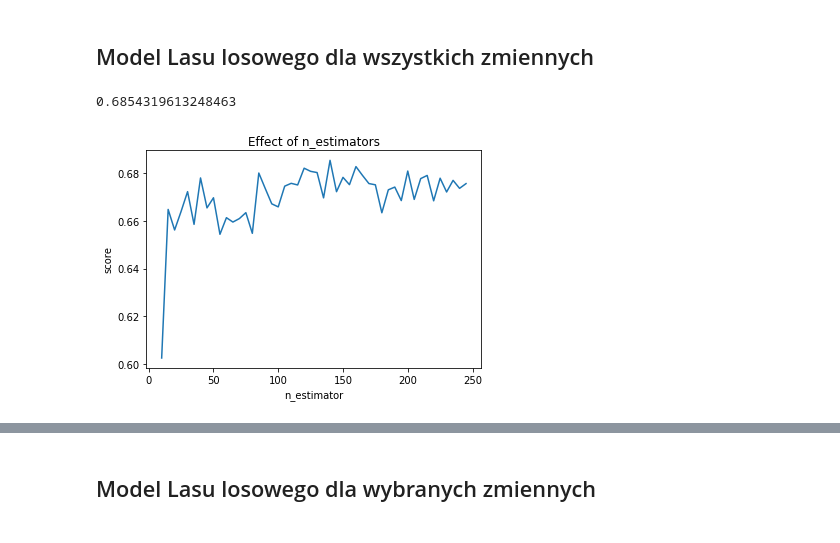
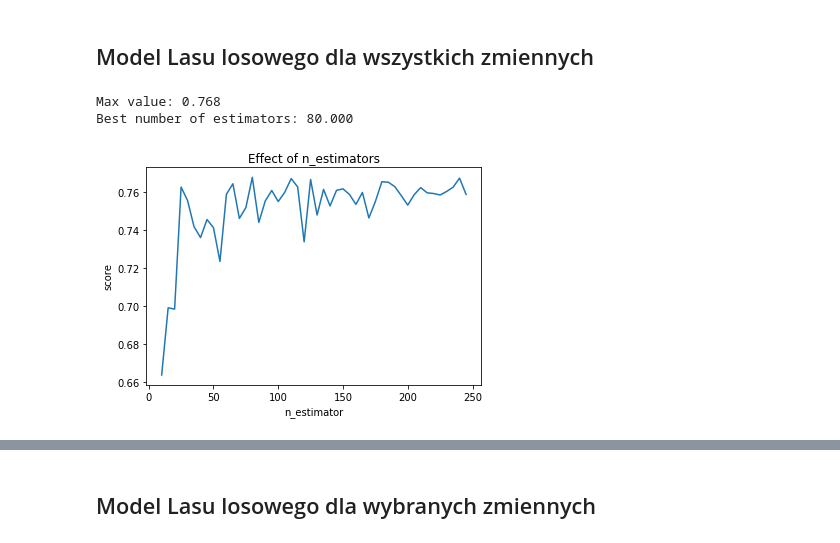
Before and after one commit to mic9410/SRD-final-project-hr-analytics, a Jupyter notebook: final_project.ipynb, the cells around one changed output, grey strips where cells are left out. Cells and saved outputs as stored; diff of their text form; code cells hidden in the pictures.

Commit message:
Prepared for Random Forrest implementation

```diff
--- a/final_project.ipynb
+++ b/final_project.ipynb
@@ -592,7 +592,7 @@ X_train, X_test, y_train, y_test = train_test_split(X, y, test_size = 0.3, rando
 # %%
 from sklearn.linear_model import LogisticRegression
 
-lr = LogisticRegression(solver="lbfgs")
+lr = LogisticRegression(solver="lbfgs", max_iter=500)
 lr.fit(X_train,y_train)
 y_pred = lr.predict(X_test)
 # %% [markdown]
@@ -695,7 +695,7 @@ Metoda RFE (ang. *Recursive Feature Elimination*) rekurencyjnie usuwa zmienne, a
 W pierwszym kroku uruchamiamy model dla losowej liczby docelowych zmiennych.
 # %%
 from sklearn.feature_selection import RFE
-model = LogisticRegression(solver="lbfgs")
+model = LogisticRegression(solver="lbfgs", max_iter=500)
 
 #Initializing RFE model
 rfe = RFE(model, 7)
@@ -722,7 +722,7 @@ nof=0
 score_list =[]
 for n in range(len(nof_list)):
     X_train, X_test, y_train, y_test = train_test_split(X,y, test_size = 0.3, random_state = 0)
-    model = LogisticRegression(solver="lbfgs")
+    model = LogisticRegression(solver="lbfgs", max_iter=500)
     rfe = RFE(model,nof_list[n])
     X_train_rfe = rfe.fit_transform(X_train,y_train)
     X_test_rfe = rfe.transform(X_test)
@@ -734,7 +734,7 @@ for n in range(len(nof_list)):
         nof = nof_list[n]
 print("Optymalna liczba zmiennych: %d" %nof)
 print("Wynik dla %d zmiennych: %f" % (nof, high_score))
-print(score_list)
+print("Wyniki dla poszczególnych zmiennych:\n", score_list)
 # %% [output]
 Optymalna liczba zmiennych: 19
 Wynik dla 19 zmiennych: 0.867898
@@ -744,9 +745,9 @@ Jak widzimy, optymalna liczba zmiennych wynosi 4 - poniżej przedstawiamy zmienn
 # %%
 from sklearn.linear_model import LogisticRegressionCV
 cols = list(X.columns)
-model = LogisticRegressionCV(solver="lbfgs", cv=5)
+model = LogisticRegressionCV(solver="lbfgs", cv=5, max_iter=500)
 #Initializing RFE model
-rfe = RFE(model, 19)
+rfe = RFE(model, 5)
 #Transforming data using RFE
 X_rfe = rfe.fit_transform(X,y)
 #Fitting the data to model
@@ -804,19 +809,28 @@ NameError: name 'X_selected_train' is not defined
 ## Model Lasu losowego dla wszystkich zmiennych
 # %%
 from sklearn.ensemble import RandomForestRegressor
+X_train, X_test, y_train, y_test = train_test_split(X, y, test_size = 0.3, random_state=3)
 
 model = RandomForestRegressor(n_jobs=-1)
 estimators = np.arange(10, 250, 5)
 scores = []
+max_score = 0
+max_n = 0
 for n in estimators:
     model.set_params(n_estimators=n)
     model.fit(X_train, y_train)
-    scores.append(model.score(X_test, y_test))
+    score = model.score(X_test, y_test)
+    scores.append(score)
+    if score > max_score:
+        max_score = score
+        max_n = n
 plt.title("Effect of n_estimators")
 plt.xlabel("n_estimator")
 plt.ylabel("score")
 plt.plot(estimators, scores)
-print(max(scores))
+print("Max value: %.3f" % max_score)
+print("Best number of estimators: %.3f" % max_n)
 # %% [output]
-0.6854319613248463
+Max value: 0.768
+Best number of estimators: 80.000
-[figure, old version]
+[figure, new version]
```
Also changed, not shown: parts of 13 cells of this notebook.
